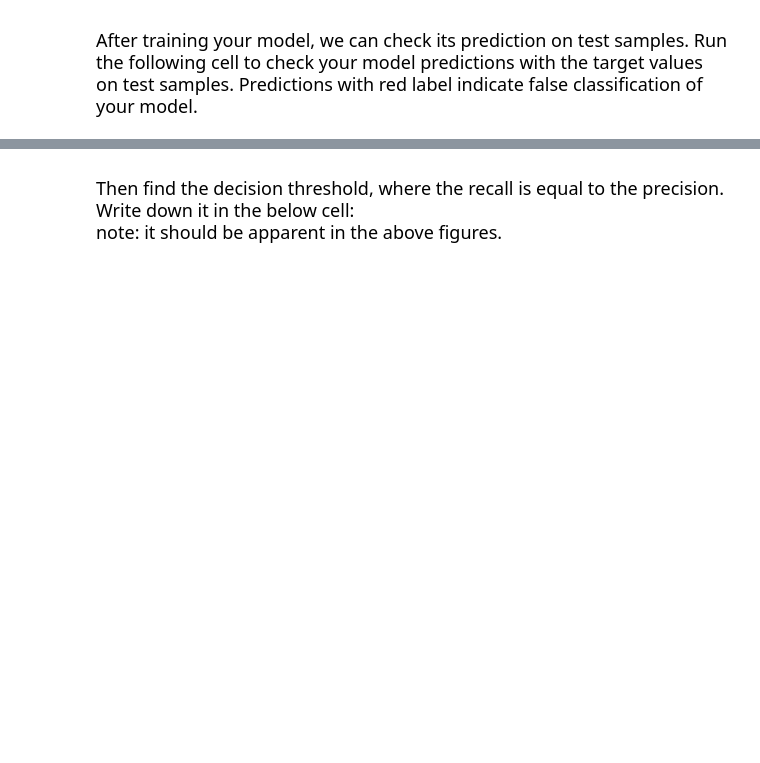
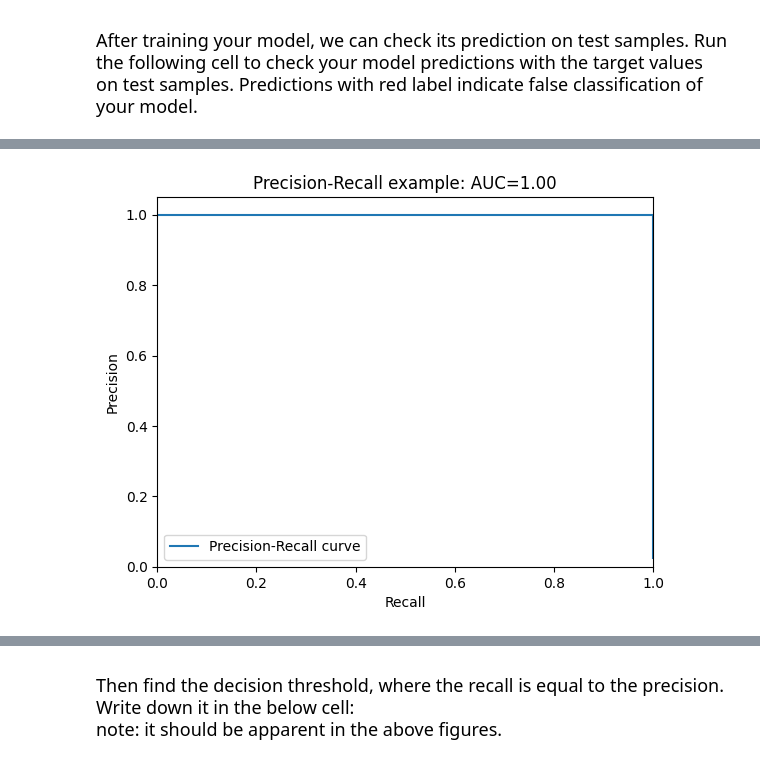
Before and after one commit to Lachin7/ML_Course, a Jupyter notebook: 3. SVM.ipynb, the cells around one changed output, grey strips where cells are left out. Drawn from its saved outputs; the diff is of its cells as text; code cells hidden in the pictures; blank space fills up the shorter version.

```diff
--- a/3. SVM.ipynb
+++ b/3. SVM.ipynb
@@ -163,13 +181,3 @@ Transform your train and test sets to the new feature space using your PCA modul
 <font face="Times New Roman" size=4><div dir=ltr>
 ### Training your SVM Classifier (50 points)
 Train an SVM classifier on the transformed dataset in the new feature space. You should use Grid Search Cross Validation or other validation techniques to obtain the best hyperparameters for your classifier.
-# %%
-from sklearn import svm
-from sklearn.model_selection import GridSearchCV
-
-#TODO
-"""
-clf = svm.SVC(kernel='', C=?, degree=?, gamma=?)
-clf.fit(X_train, y_train)
-
-"""
@@ -175,0 +187,7 @@ clf.fit(X_train, y_train)
+# %%
+from sklearn import svm
+from sklearn.model_selection import GridSearchCV
+params = {'kernel':('linear','rbf','poly'), 'C':[1,2,3,4,5,6,7,8,9,10,11,12,15,20], 'degree':[1,2,4,6,8,10], 'gamma':[1,0.1,0.01,0.001,0.009,0.003,0.0001]}
+grid = GridSearchCV(svm.SVC(), param_grid=params)
+grid.fit(X_train_new, y_train)
+grid.best_params_
@@ -175,0 +196,3 @@ clf.fit(X_train, y_train)
+# %%
+clf = svm.SVC(kernel='linear', C=1, gamma=1, random_state=42)
+clf.fit(X_train_new, y_train)
@@ -199,0 +243,66 @@ from sklearn.metrics import precision_recall_curve
+# %%
+from sklearn.preprocessing import label_binarize
+from sklearn.multiclass import OneVsRestClassifier
+from sklearn.metrics import precision_recall_curve, PrecisionRecallDisplay
+from sklearn.metrics import average_precision_score
+
+y_train_b, y_test_b = label_binarize(y_train, classes=[i for i in range(40)]), label_binarize(y_test, classes=[i for i in range(40)])
+classifier = OneVsRestClassifier(clf)
+y_score = classifier.fit(X_train_new,y_train_b).decision_function(X_test_new)
+precision = dict()
+recall = dict()
+threshold = dict()
+average_precision = dict()
+for i in range(40):
+    precision[i], recall[i], threshold[i] = precision_recall_curve(y_test_b[:,i], y_score[:,i])
+    average_precision[i] = average_precision_score(y_test_b[:,i], y_score[:,i])
+
+# Compute micro-average ROC curve and ROC area
+precision["micro"], recall["micro"], threshold["micro"] = precision_recall_curve(y_test_b.ravel(),
+    y_score.ravel())
+average_precision["micro"] = average_precision_score(y_test_b, y_score,
+                                                     average="micro")
+
+# Plot Precision-Recall curve
+plt.clf()
+plt.plot(recall[0], precision[0], label='Precision-Recall curve')
+plt.xlabel('Recall')
+plt.ylabel('Precision')
+plt.ylim([0.0, 1.05])
+plt.xlim([0.0, 1.0])
+plt.title('Precision-Recall example: AUC={0:0.2f}'.format(average_precision[0]))
+plt.legend(loc="lower left")
+plt.show()
+
+# Plot Precision-Recall curve for each class
+plt.clf()
+plt.plot(recall["micro"], precision["micro"],
+         label='micro-average Precision-recall curve (area = {0:0.2f})'
+               ''.format(average_precision["micro"]))
+for i in range(40):
+    plt.plot(recall[i], precision[i])
+    print('Precision-recall curve of class {0} (area = {1:0.2f})'.format(i, average_precision[i]))
+
+plt.xlim([0.0, 1.0])
+plt.ylim([0.0, 1.05])
+plt.xlabel('Recall')
+plt.ylabel('Precision')
+plt.title('Extension of Precision-Recall curve to multi-class')
+plt.legend(loc="best")
+plt.show()
+
+# # Plot Precision-Threshold curve for each class
+# plt.clf()
+# print(threshold.__len__(), precision.__len__())
+# # plt.plot(threshold["micro"], precision["micro"],
+# #          label='micro-average Precision-threshold curve (area = {0:0.2f})'
+# #                ''.format(average_precision["micro"]))
+# for i in range(40):
+#     plt.plot(threshold[i], precision[i])
+# plt.xlabel('Decision Threshold')
+# plt.ylabel('Precision')
+# plt.title('Extension of Precision-Decision curve to multi-class')
+# plt.legend(loc="best")
+# plt.show()
+# %% [output]
+[figure, added]
```
Also changed, not shown: parts of 34 cells of this notebook, 1 other file.
